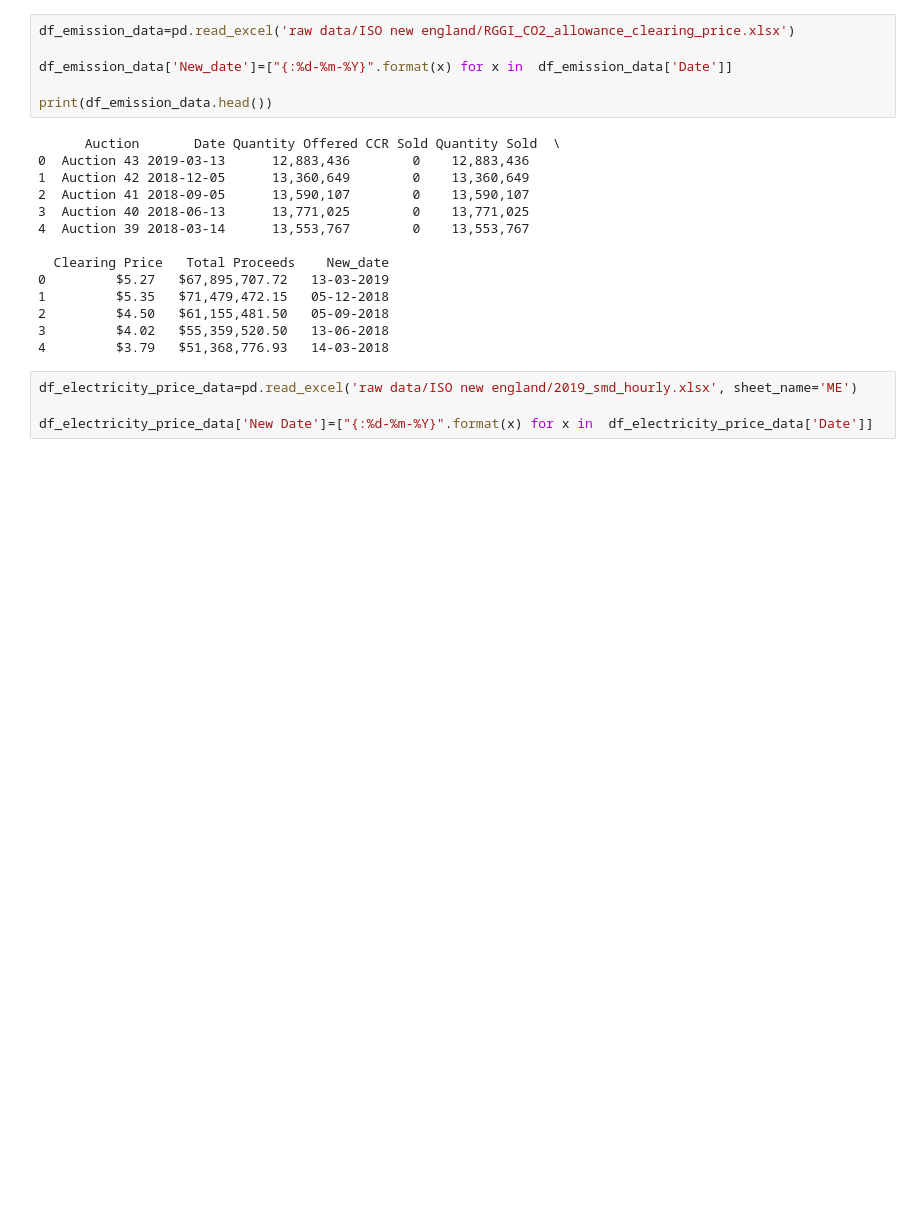
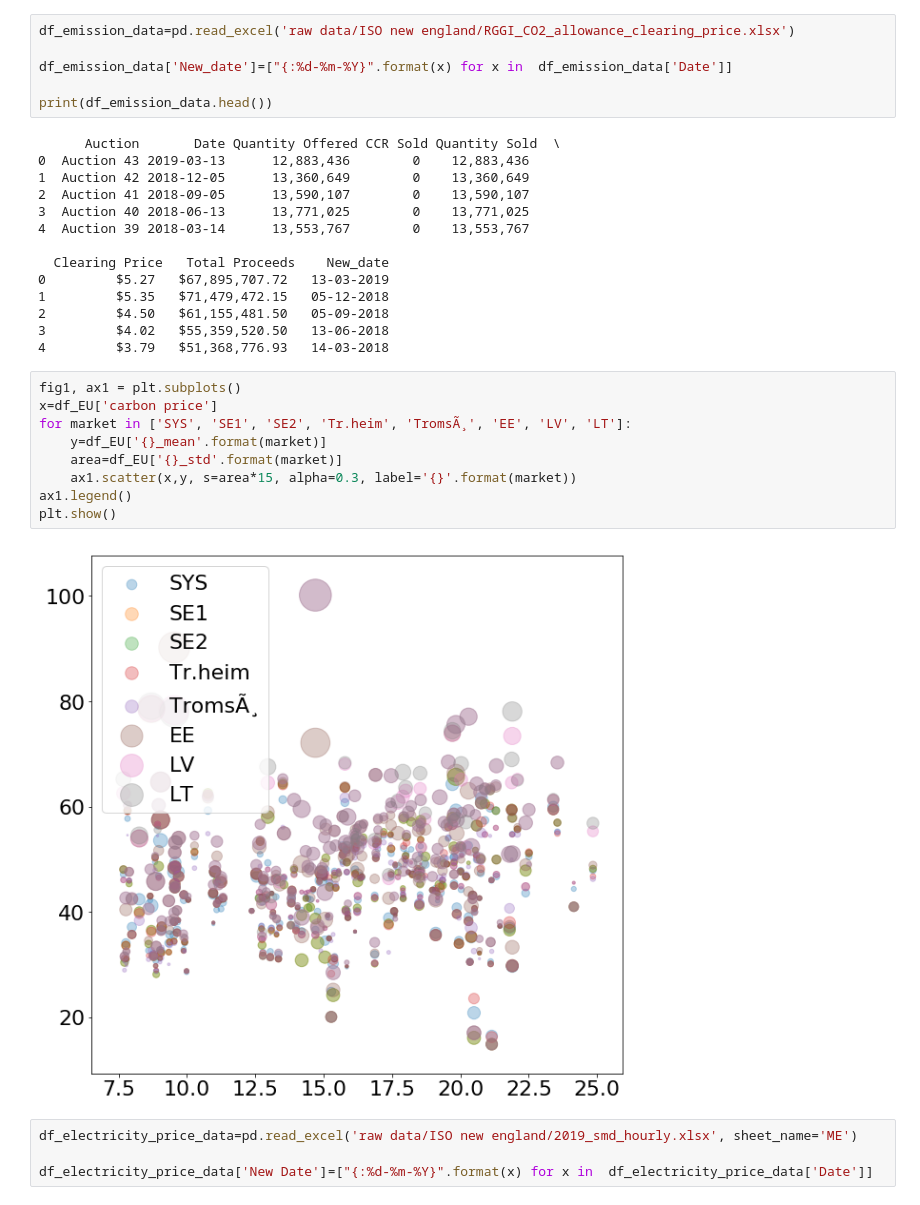
Before and after one commit to chaweewatp/paper04, a Jupyter notebook: Retrieve Emission data.ipynb, the cells around one changed output. Drawn from its saved outputs; the diff is of its cells as text; blank space fills up the shorter version.

```diff
--- a/Retrieve Emission data.ipynb
+++ b/Retrieve Emission data.ipynb
@@ -187,6 +141,17 @@ print(df_emission_data.head())
 2         $4.50   $61,155,481.50   05-09-2018
 3         $4.02   $55,359,520.50   13-06-2018
 4         $3.79   $51,368,776.93   14-03-2018
+# %%
+fig1, ax1 = plt.subplots()
+x=df_EU['carbon price']
+for market in ['SYS', 'SE1', 'SE2', 'Tr.heim', 'TromsÃ¸', 'EE', 'LV', 'LT']:
+    y=df_EU['{}_mean'.format(market)]
+    area=df_EU['{}_std'.format(market)]
+    ax1.scatter(x,y, s=area*15, alpha=0.3, label='{}'.format(market))
+ax1.legend()
+plt.show()
+# %% [output]
+[figure, added]
 # %%
 df_electricity_price_data=pd.read_excel('raw data/ISO new england/2019_smd_hourly.xlsx', sheet_name='ME')
 
```
Also changed, not shown: parts of 10 cells of this notebook, 2 other files.
